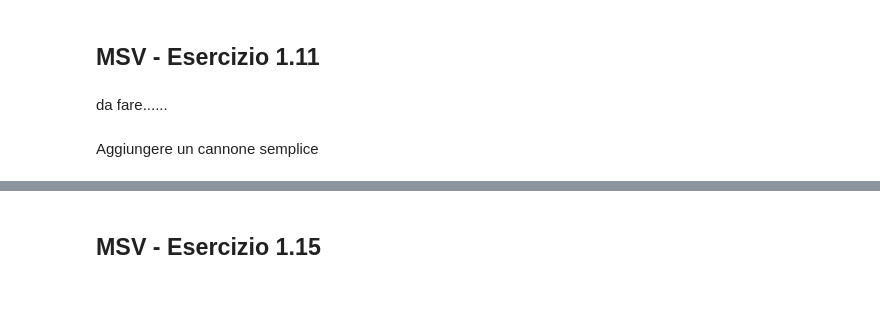
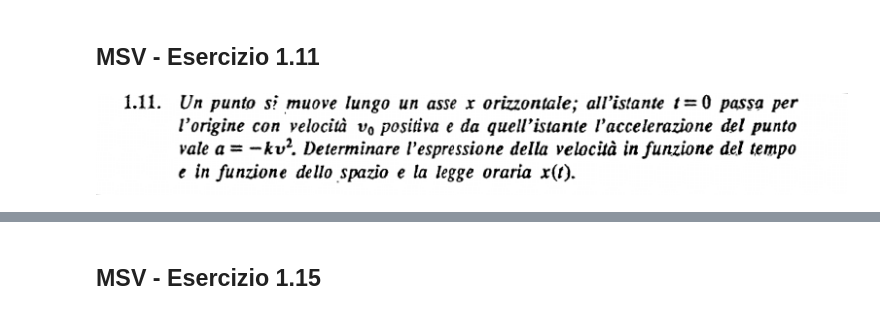
Before and after one commit to marcodalessandro76/Esercitazioni-Fisica-1, a Jupyter notebook: Cinematica punto materiale.ipynb, the cells around one changed output, grey strips where cells are left out. Drawn from its saved outputs; the diff is of its cells as text; code cells hidden in the pictures.

```diff
--- a/Cinematica punto materiale.ipynb
+++ b/Cinematica punto materiale.ipynb
@@ -111,7 +113,7 @@ $$
 $$
 # %% [markdown]
 ## MSV - Esercizio 1.11
-# %% [markdown]
-da fare......
-# %% [markdown]
-Aggiungere un cannone semplice
+# %%
+Image('Immagini/MSV_1.11_Testo.png',width=800)
+# %% [output]
+[figure, added]
```
Also changed, not shown: parts of 22 cells of this notebook, 5 other files.
